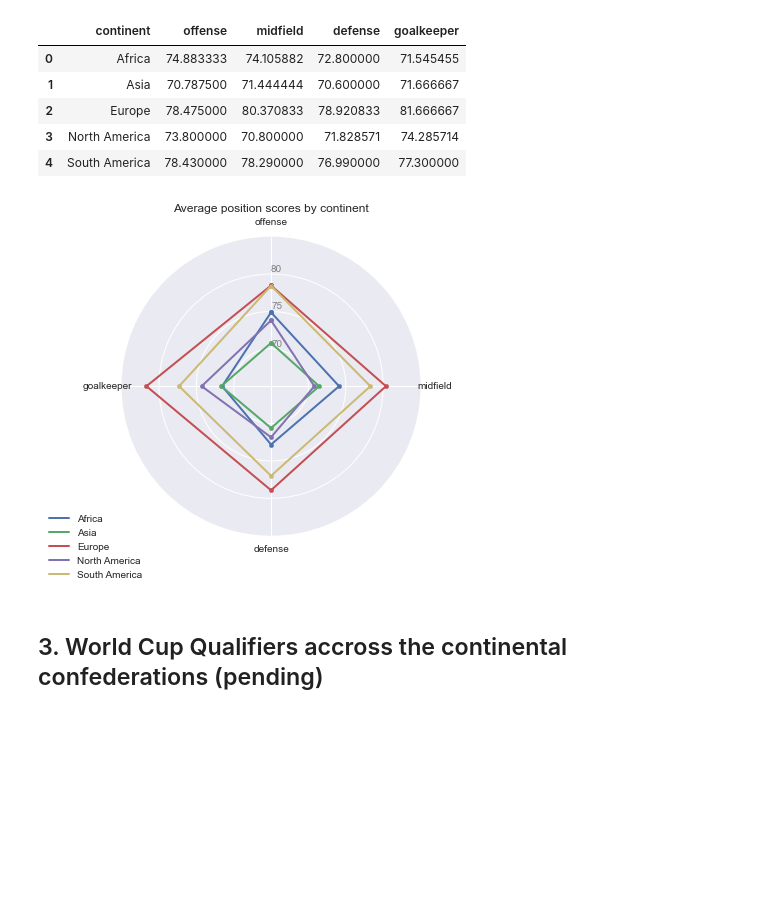
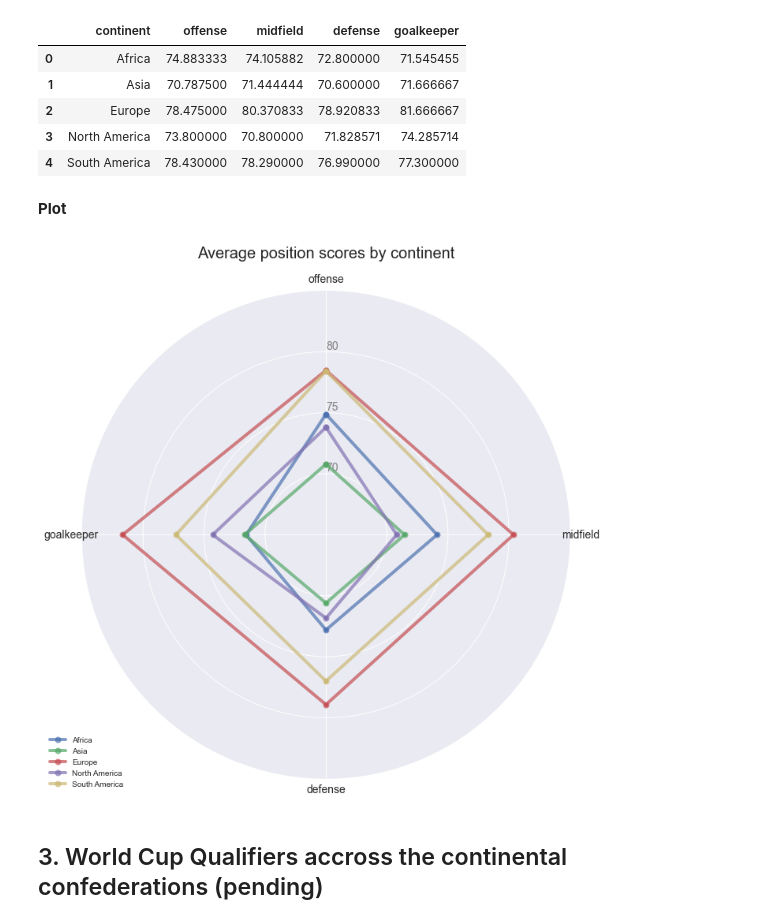
Before and after one commit to RenatoPeG/isys812, a Jupyter notebook: Data Cleansing.ipynb, the cells around one changed output. Cells and saved outputs as stored; diff of their text form; code cells hidden in the pictures; blank space fills up the shorter version.

```diff
--- a/Data Cleansing.ipynb
+++ b/Data Cleansing.ipynb
@@ -78,17 +83,23 @@ comp_cont
 # Create a circle at the center of the plot
 my_circle = plt.Circle((0, 0), 0.7, color='#fff')
 
+fig = plt.figure(figsize=(10, 8))
 plt.style.use("seaborn")
 plt.pie(comp_cont["Count"], labels=comp_cont["Continent"],
         autopct="%.1f%%", pctdistance=0.75)
 
-# plt.rcParams["text.font"] = 20
-# plt.rcParams.update({"font.size": 12})
-# plt.rc_context("font", size=15)
-# plt.rc_context('label', size=20)
+# aesthetics
+plt.rcParams.update({"font.size": 16})
 
+# adding inner circle to make the pie chart a donut
 p = plt.gcf()
 p.gca().add_artist(my_circle)
 
+# titles and labels
+plt.title("Distribution of international competitions in each continent",
+          fontsize=20, pad=20, loc="left")
+
+plt.tight_layout()
+
 plt.show()
 # %% [output]
@@ -274,5 +281,5 @@ last_trmnts
 # %%
-plt.figure(figsize=(10, 7))
+plt.figure(figsize=(12, 8))
 
 ax = sns.barplot(
     x="continent",
@@ -281,9 +288,15 @@ ax = sns.barplot(
 )
 
 ax.bar_label(ax.containers[0])
-plt.title("Number of goals scored in each major continental tournament")
-plt.xlabel("")
-plt.ylabel("Number of goals")
+plt.title("Number of goals scored in each major continental tournament",
+          fontsize=20, pad=20, loc="left")
+plt.xlabel("Continents", fontsize=16)
+plt.ylabel("Number of goals", fontsize=16)
+
+plt.rc('xtick', labelsize=14)
+plt.rc('ytick', labelsize=14)
+
+plt.tight_layout()
 
 plt.show()
 # %% [output]
@@ -328,6 +341,8 @@ cont_stats.head()
 | 2 | Europe | 78.475000 | 80.370833 | 78.920833 | 81.666667 |
 | 3 | North America | 73.800000 | 70.800000 | 71.828571 | 74.285714 |
 | 4 | South America | 78.430000 | 78.290000 | 76.990000 | 77.300000 |
+# %% [markdown]
+**Plot**
 # %%
 # ------- Create background
 
@@ -340,41 +355,49 @@ angles = [n / float(N) * 2 * pi for n in range(N)]
 angles += angles[:1]
 
 # initializing the spider plot
-ax = plt.subplot(111, polar=True)
+fig = plt.figure(figsize=(16, 10))
+ax = fig.add_subplot(111, polar=True)
 
 # first axis on top
 ax.set_theta_offset(pi/2)
 ax.set_theta_direction(-1)
 
 # drawing one axe per variable + adding labels
 plt.xticks(angles[:-1], categories)
 
 # drawing ylables
 ax.set_rlabel_position(0)
 # plt.yticks([10, 20, 30], ["10,"])
 plt.yticks([70, 75, 80], color="gray")
 plt.ylim(65, 85)
 
 # ------- Add plots
 
 # Plot each individual = each line of the data
 
 for i in range(0, len(cont_stats)):
-    values=cont_stats.loc[i].drop('continent').values.flatten().tolist()
+    values = cont_stats.loc[i].drop('continent').values.flatten().tolist()
     values += values[:1]
-    ax.plot(angles, values, linewidth=2, linestyle='solid', label=cont_stats["continent"].loc[i])
+    ax.plot(angles, values, "o",
+            linewidth=4,
+            linestyle='solid',
+            label=cont_stats["continent"].loc[i],
+            alpha=0.7,
+            markersize=8)
     # ax.fill(angles, values, alpha=0.05)
     ax.scatter(angles, values, s=20)
 
 # Add legend
 plt.legend(loc='upper right', bbox_to_anchor=(0.1, 0.1))
 
 # Add title
-plt.title("Average position scores by continent")
+plt.title("Average position scores by continent", fontsize=20, pad=20)
+
+plt.tight_layout()
 
 plt.show()
 # %% [output]
-[figure, old version]
+[figure, new version]
 # %% [markdown]
 ## 3. World Cup Qualifiers accross the continental confederations (pending)
 # %%
```
Also changed, not shown: parts of 11 cells of this notebook, 1 other file.
